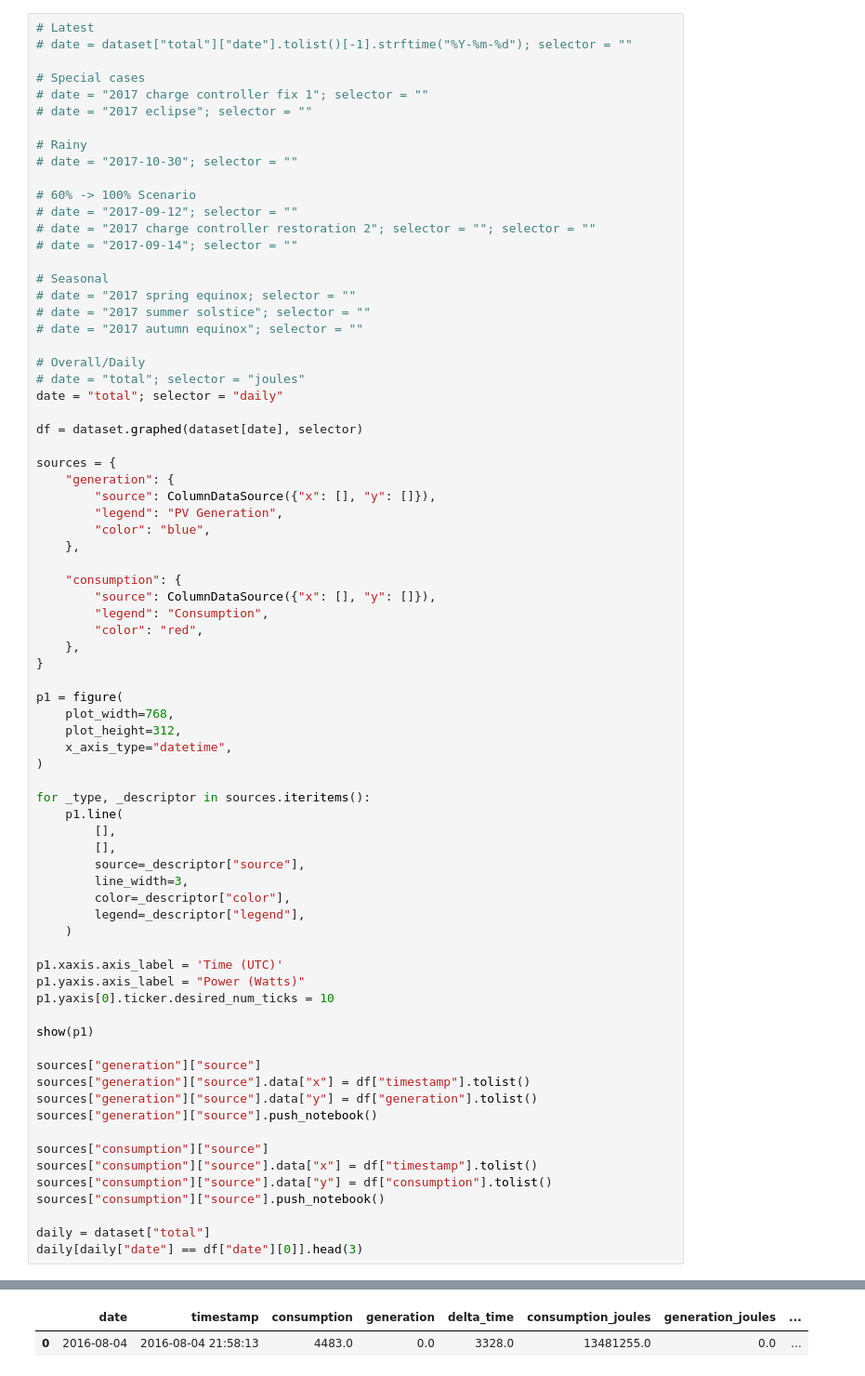
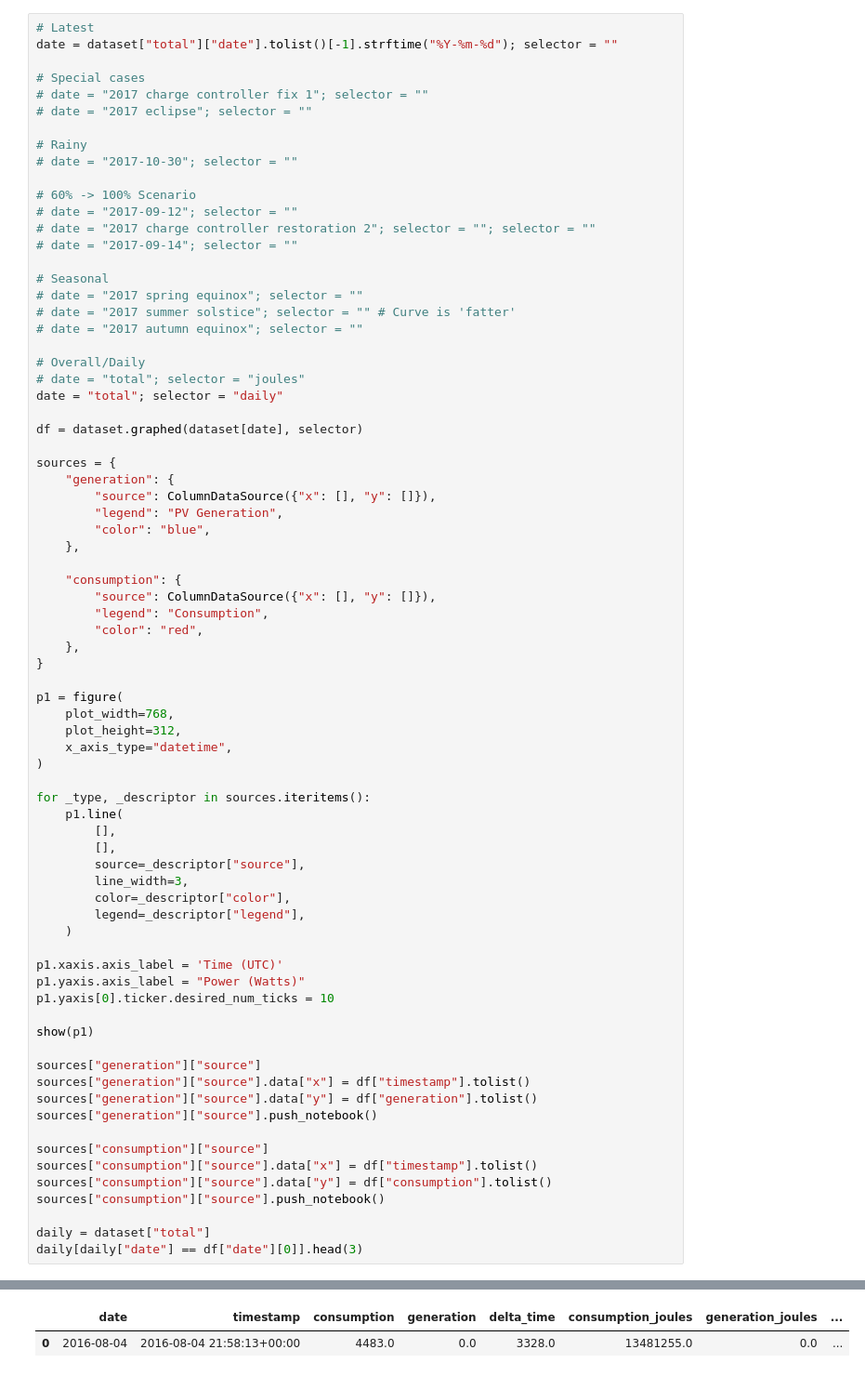
Before and after one commit to damionw/pvData, a Jupyter notebook: pvData/notebooks/Year of Living Solar.ipynb, the cells around one changed output, grey strips where cells are left out. Shown at 93% size. Cells and saved outputs as stored; diff of their text form.

```diff
--- a/pvData/notebooks/Year of Living Solar.ipynb
+++ b/pvData/notebooks/Year of Living Solar.ipynb
@@ -40,6 +40,6 @@ WARNING:root:Computing daily statistics
 # %%
 # Latest
-# date = dataset["total"]["date"].tolist()[-1].strftime("%Y-%m-%d"); selector = ""
+date = dataset["total"]["date"].tolist()[-1].strftime("%Y-%m-%d"); selector = ""
 
 # Special cases
 # date = "2017 charge controller fix 1"; selector = ""
@@ -54,8 +54,8 @@ WARNING:root:Computing daily statistics
 # date = "2017-09-14"; selector = ""
 
 # Seasonal
-# date = "2017 spring equinox; selector = ""
-# date = "2017 summer solstice"; selector = ""
+# date = "2017 spring equinox"; selector = ""
+# date = "2017 summer solstice"; selector = "" # Curve is 'fatter'
 # date = "2017 autumn equinox"; selector = ""
 
 # Overall/Daily
@@ -88,31 +88,31 @@ for _type, _descriptor in sources.iteritems():
     p1.line(
         [],
         [],
         source=_descriptor["source"],
         line_width=3,
         color=_descriptor["color"],
         legend=_descriptor["legend"],
     )
 
 p1.xaxis.axis_label = 'Time (UTC)'
 p1.yaxis.axis_label = "Power (Watts)"
 p1.yaxis[0].ticker.desired_num_ticks = 10
 
 show(p1)
 
 sources["generation"]["source"]
 sources["generation"]["source"].data["x"] = df["timestamp"].tolist()
 sources["generation"]["source"].data["y"] = df["generation"].tolist()
 sources["generation"]["source"].push_notebook()
 
 sources["consumption"]["source"]
 sources["consumption"]["source"].data["x"] = df["timestamp"].tolist()
 sources["consumption"]["source"].data["y"] = df["consumption"].tolist()
 sources["consumption"]["source"].push_notebook()
 
 daily = dataset["total"]
 daily[daily["date"] == df["date"][0]].head(3)
 # %% [output]
 [interactive output not drawn]
 |  | date | timestamp | consumption | generation | delta_time | consumption_joules | generation_joules | ... |
-| 0 | 2016-08-04 | 2016-08-04 21:58:13 | 4483.0 | 0.0 | 3328.0 | 13481255.0 | 0.0 | ... |
+| 0 | 2016-08-04 | 2016-08-04 21:58:13+00:00 | 4483.0 | 0.0 | 3328.0 | 13481255.0 | 0.0 | ... |
```
Also changed, not shown: parts of 1 cell of this notebook.
